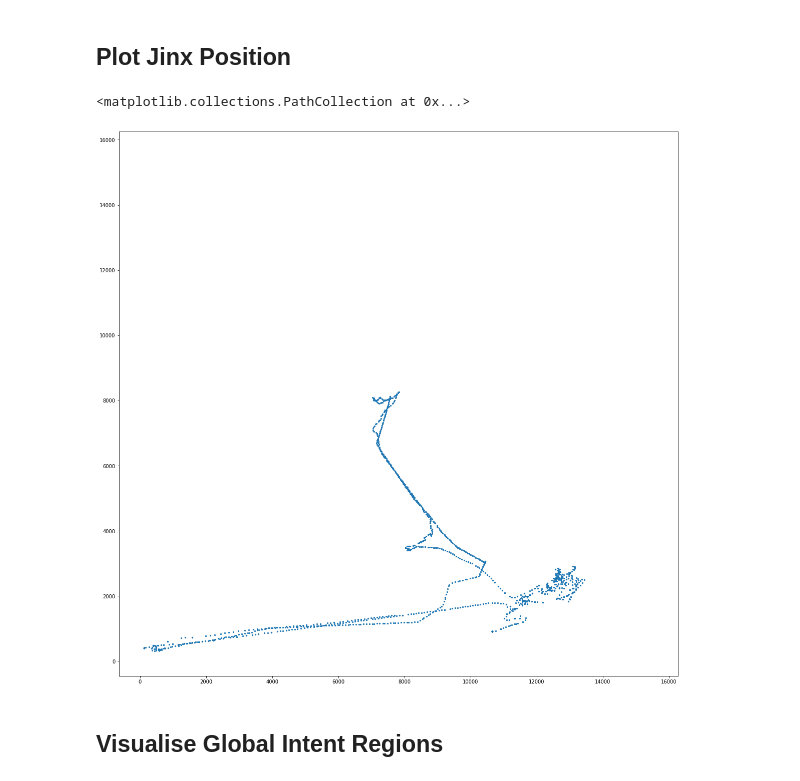
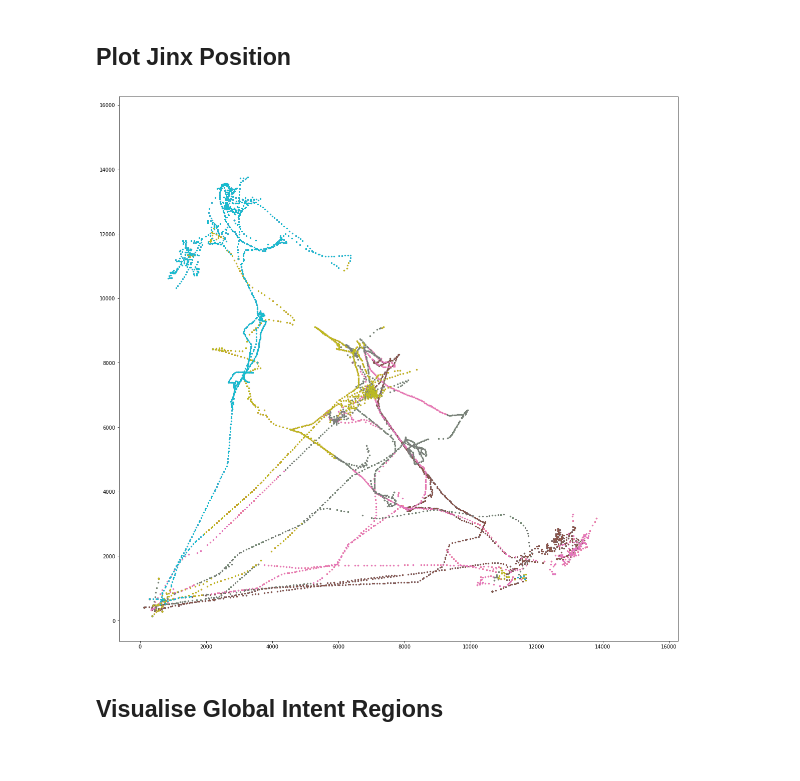
Before and after one commit to MiscellaneousStuff/tlol-ml, a Jupyter notebook: main.ipynb, the cells around one changed output. Saved outputs shown, nothing was run; the diff lists cells and outputs as text; code cells hidden in the pictures.

```diff
--- a/main.ipynb
+++ b/main.ipynb
@@ -10,22 +25,28 @@ dataset = TLoLReplayDataset("./full_db")
 # %%
 import matplotlib.pyplot as plt
 plt.rcParams["figure.figsize"] = (20,20)
 example = dataset[240]
 
 champs   = example["champs"]
 minions  = example["minions"]
 turrets  = example["turrets"]
 jungle   = example["jungle"]
 others   = example["others"]
 missiles = example["missiles"]
 
+champ_pos_s = []
+
+for i in range(10):
+    champ_pos_x = champs.iloc[:, 7 + UNIT_FEATURE_COUNTS["champs"] * i]
+    champ_pos_y = champs.iloc[:, 9 + UNIT_FEATURE_COUNTS["champs"] * i]
+    champ_pos_s.append([champ_pos_x, champ_pos_y])
+    plt.scatter(champ_pos_x, champ_pos_y, s=5)
+    plt.scatter(15_500, 15_500, c="white")
+
 champ_pos_x = champs.iloc[:, 7]
 champ_pos_y = champs.iloc[:, 9]
-plt.scatter(champ_pos_x, champ_pos_y, s=5)
-plt.scatter(15_500, 15_500, c="white")
 # %% [output]
-<matplotlib.collections.PathCollection at 0x...>
-[figure, old version]
+[figure, new version]
 # %% [markdown]
 ## Visualise Global Intent Regions
 # %%
```
Also changed, not shown: parts of 12 cells of this notebook.
